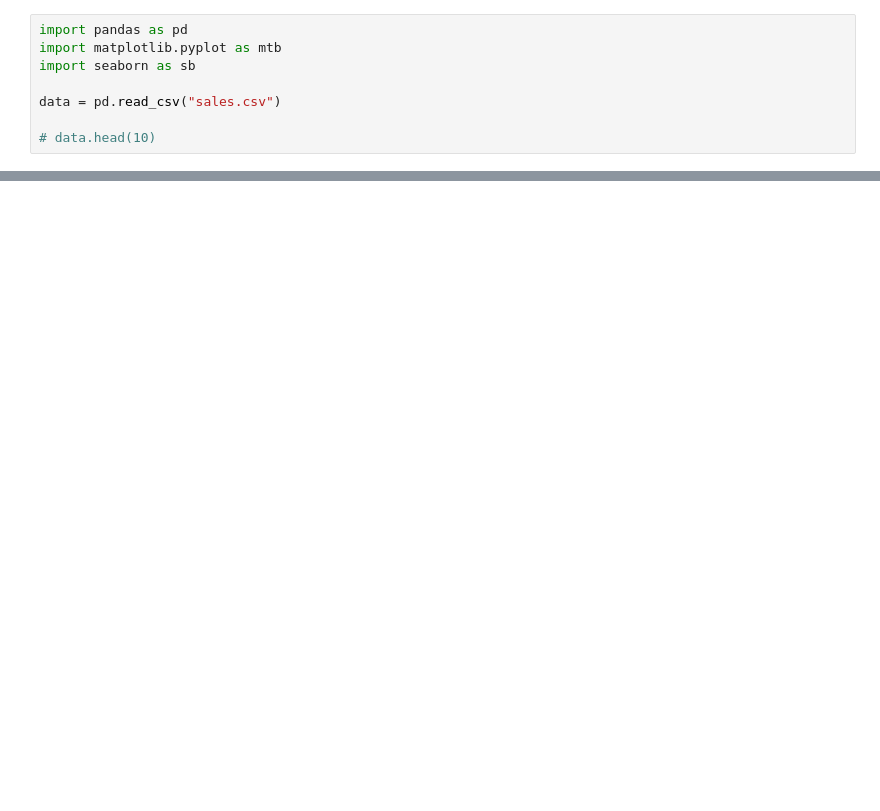
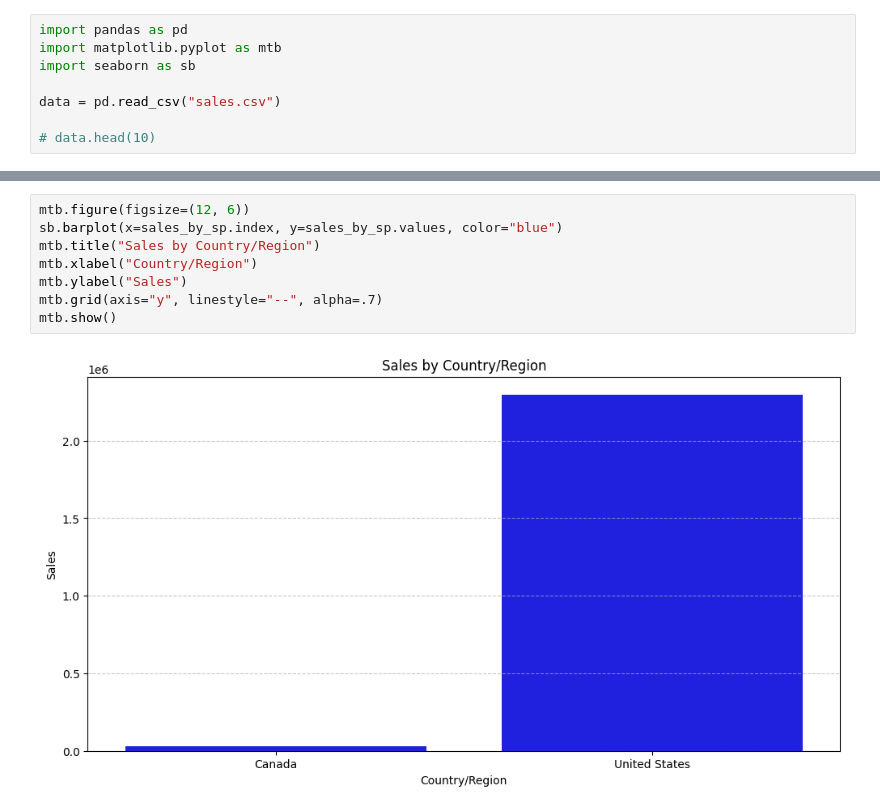
Before and after one commit to FrazKhan1/py-gradient-descent, a Jupyter notebook: sales_pred.ipynb, the cells around one changed output, grey strips where cells are left out. Cells and saved outputs as stored; diff of their text form; blank space fills up the shorter version.

```diff
--- a/sales_pred.ipynb
+++ b/sales_pred.ipynb
@@ -35,0 +35,10 @@ mtb.show()
+# %%
+mtb.figure(figsize=(12, 6))
+sb.barplot(x=sales_by_sp.index, y=sales_by_sp.values, color="blue")
+mtb.title("Sales by Country/Region")
+mtb.xlabel("Country/Region")
+mtb.ylabel("Sales")
+mtb.grid(axis="y", linestyle="--", alpha=.7)
+mtb.show()
+# %% [output]
+[figure, added]
```
Also changed, not shown: parts of 9 cells of this notebook, 1 other file.
